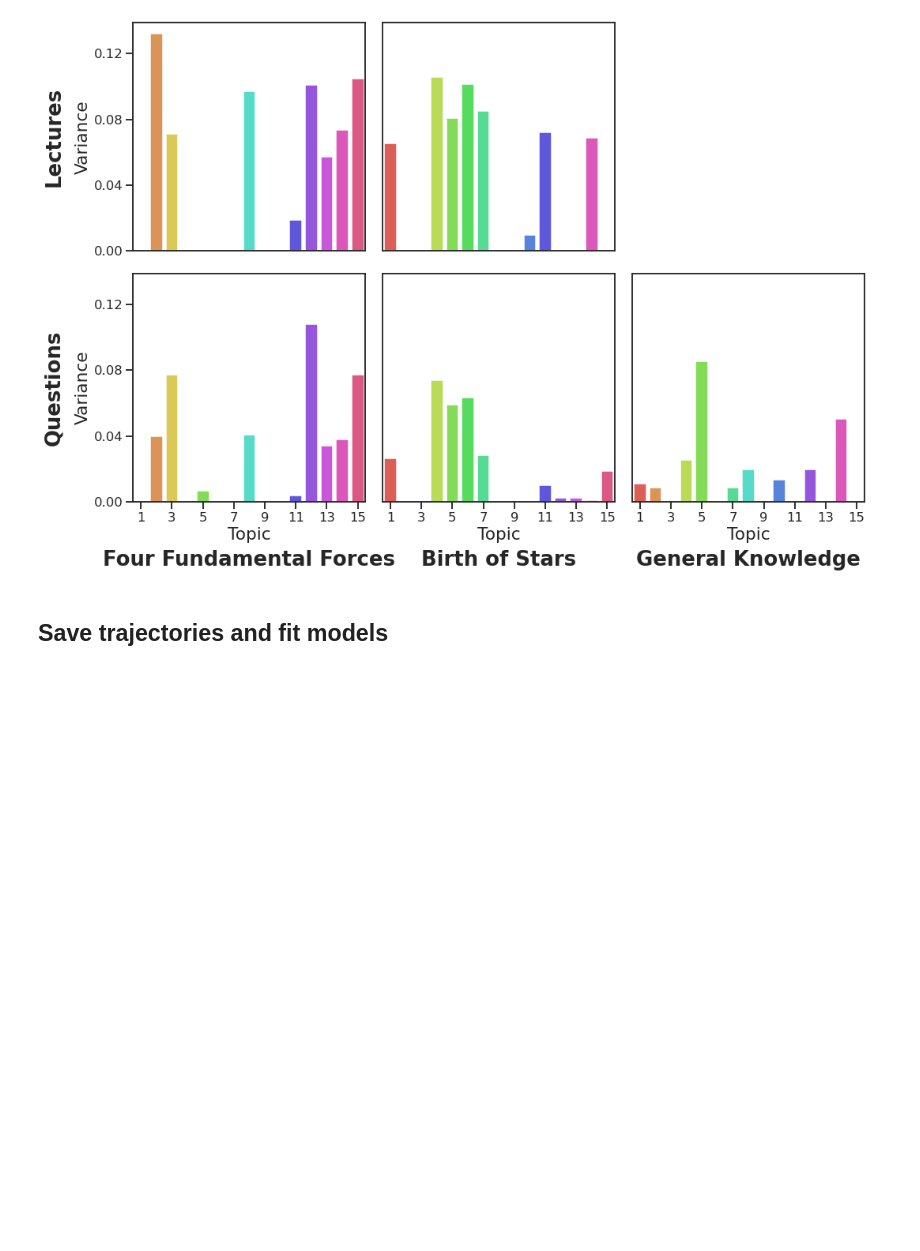
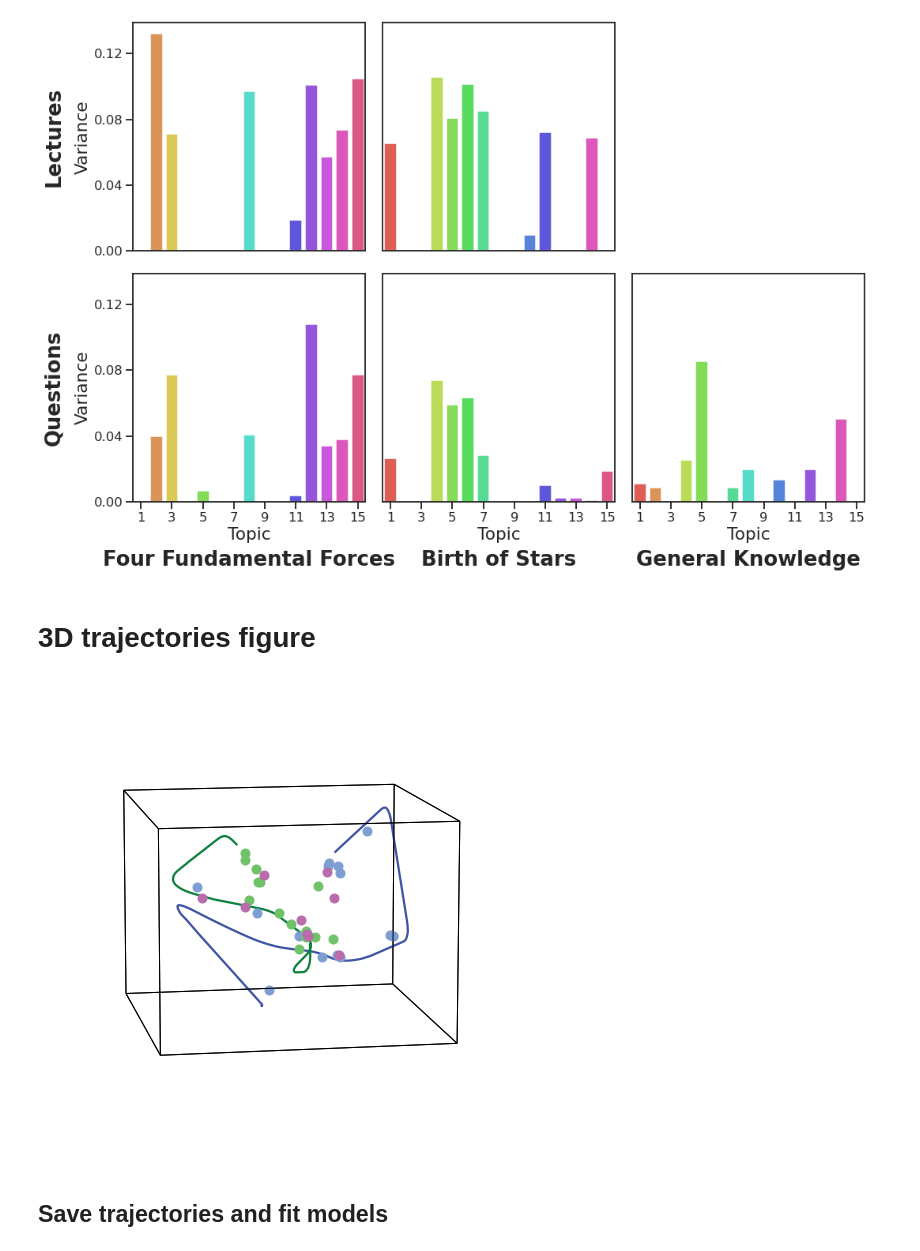
Before and after one commit to ContextLab/efficient-learning-khan, a Jupyter notebook: code/notebooks/1_model-course-content.ipynb, the cells around one changed output. Cells and saved outputs as stored; diff of their text form; code cells hidden in the pictures; blank space fills up the shorter version.

Commit message:
hypertools 3d trajectories figure

```diff
--- a/code/notebooks/1_model-course-content.ipynb
+++ b/code/notebooks/1_model-course-content.ipynb
@@ -149,12 +152,20 @@ for old, new in transcription_tweaks.items():
     bos_transcript = bos_transcript.replace(old, new)
 # %%
 # convert digits to words in question & answer text for model
-questions.loc[3, ['A', 'B', 'C']] = ['ten to the twentyfive', 'ten', 'one million']
-questions.loc[12, ['A', 'B', 'C']] = ['ten to the thirtyeight', 'one hundred', 'ten to the eighteen']
-questions.loc[18, ['A', 'B', 'C', 'D']] = ['ten million kelvin', 'zero kelvin',
-                                           'ten thousand kelvin', 'ten billion kelvin']
-questions.loc[37, ['A', 'B', 'C', 'D']] = ['less than one percent', 'ten percent',
-                                           'fifty percent', 'more than ninety percent']
+questions.loc[3, ['A', 'B', 'C']] = ['ten to the twentyfive',
+                                     'ten',
+                                     'one million']
+questions.loc[12, ['A', 'B', 'C']] = ['ten to the thirtyeight',
+                                      'one hundred',
+                                      'ten to the eighteen']
+questions.loc[18, ['A', 'B', 'C', 'D']] = ['ten million kelvin',
+                                           'zero kelvin',
+                                           'ten thousand kelvin',
+                                           'ten billion kelvin']
+questions.loc[37, ['A', 'B', 'C', 'D']] = ['less than one percent',
+                                           'ten percent',
+                                           'fifty percent',
+                                           'more than ninety percent']
 # %%
 # keep track of lemmatizations performed via WordNet workaround to
 # spot-check below (see preprocess_text docstring)
@@ -330,27 +345,34 @@ with sns.axes_style('ticks'), sns.plotting_context('talk'):
     plt.show()
 # %% [output]
 [figure]
+# %% [markdown]
+# 3D trajectories figure
 # %%
-# import pandas as pd
-# from scipy.signal import resample
+# resample trajectories to common length and smooth for visualization
+bos_traj_resampled = resample(bos_traj, 200, axis=0)
+forces_traj_resampled = resample(forces_traj, 200, axis=0)
 
-# smooth_over = 24
+forces_smoothed = pd.DataFrame(forces_traj_resampled).rolling(24).mean().loc[24:, :].values
+bos_smoothed = pd.DataFrame(bos_traj_resampled).rolling(24).mean().loc[24:, :].values
 
-# bos_traj_resampled = resample(bos_traj, 200, axis=0)
-# forces_traj_resampled = resample(forces_traj, 200, axis=0)
+forces_questions = all_questions[np.flatnonzero(questions['lecture'] == 1)]
+bos_questions = all_questions[np.flatnonzero(questions['lecture'] == 2)]
+general_questions = all_questions[np.flatnonzero(questions['lecture'] == 0)]
 
-# forces_smoothed = pd.DataFrame(forces_traj_resampled).rolling(smooth_over).mean().loc[smooth_over:, :].values
-# bos_smoothed = pd.DataFrame(bos_traj_resampled).rolling(smooth_over).mean().loc[smooth_over:, :].values
-
-# forces_questions = all_questions[np.flatnonzero(questions['lecture'] == 1)]
-# bos_questions = all_questions[np.flatnonzero(questions['lecture'] == 2)]
-# general_questions = all_questions[np.flatnonzero(questions['lecture'] == 0)]
-
-# np.random.seed(0)
-# with sns.plotting_context('talk'):
-#     hyp.plot([forces_smoothed, bos_smoothed, forces_questions, bos_questions, general_questions],
-#                          fmt=['r-', 'g-', 'bo', 'yo', 'ko'],
-#                          reduce={'model': 'IncrementalPCA', 'params': {'whiten': True}}, size=[7, 7], azim=80)
+with sns.plotting_context('talk'):
+    hyp.plot([forces_smoothed,
+              bos_smoothed,
+              forces_questions,
+              bos_questions,
+              general_questions],
+             fmt=['-', '-', 'o', 'o', 'o'],
+             color=['#3f54a5', '#0f8140', '#7d9ed2', '#70c167', '#b96bac'],
+             reduce={'model': 'IncrementalPCA', 'params': {'whiten': True}},
+#              save_path=FIG_DIR.joinpath('trajectories-3d.pdf'),
+             size=[7, 7],
+             azim=80)
+# %% [output]
+[figure, added]
 # %% [markdown]
 ## Save trajectories and fit models
 # %%
```
Also changed, not shown: parts of 3 cells of this notebook, 1 other file.
